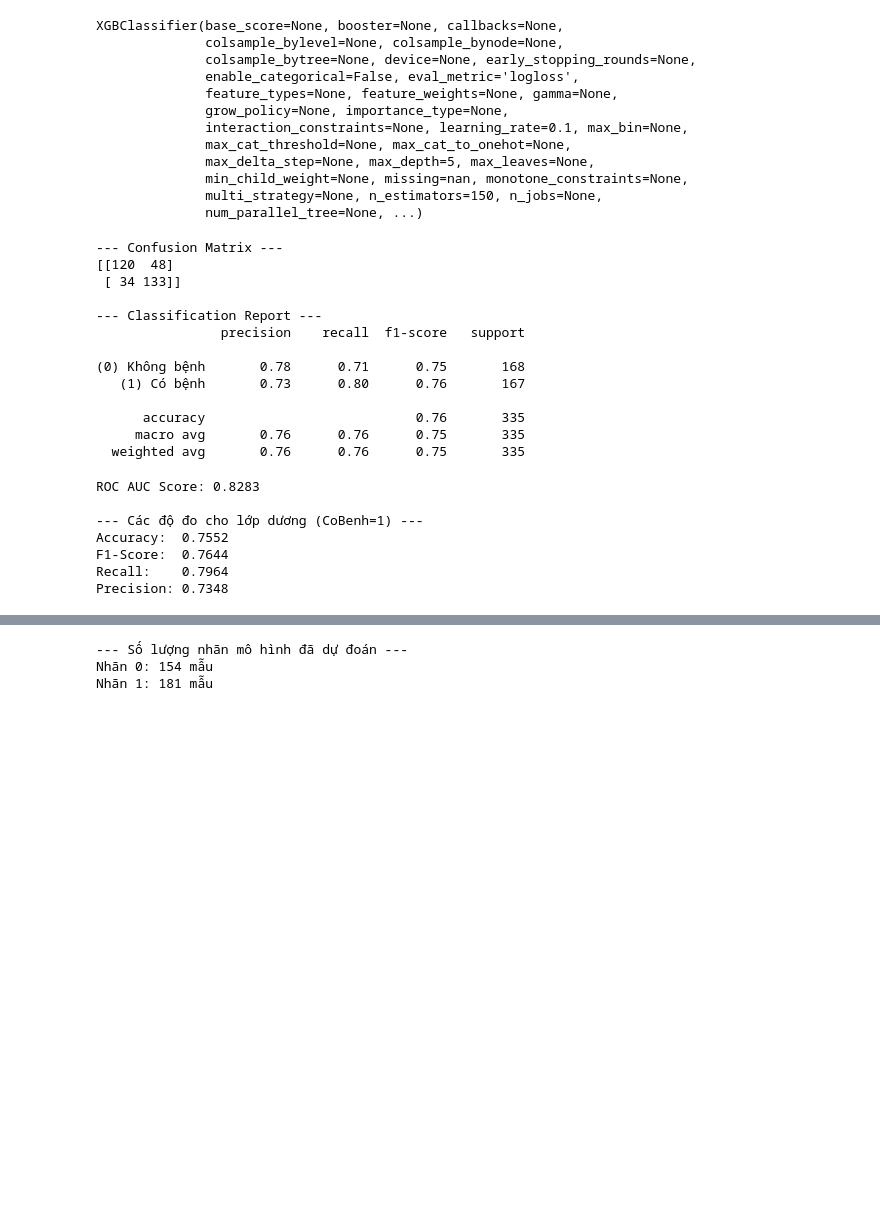
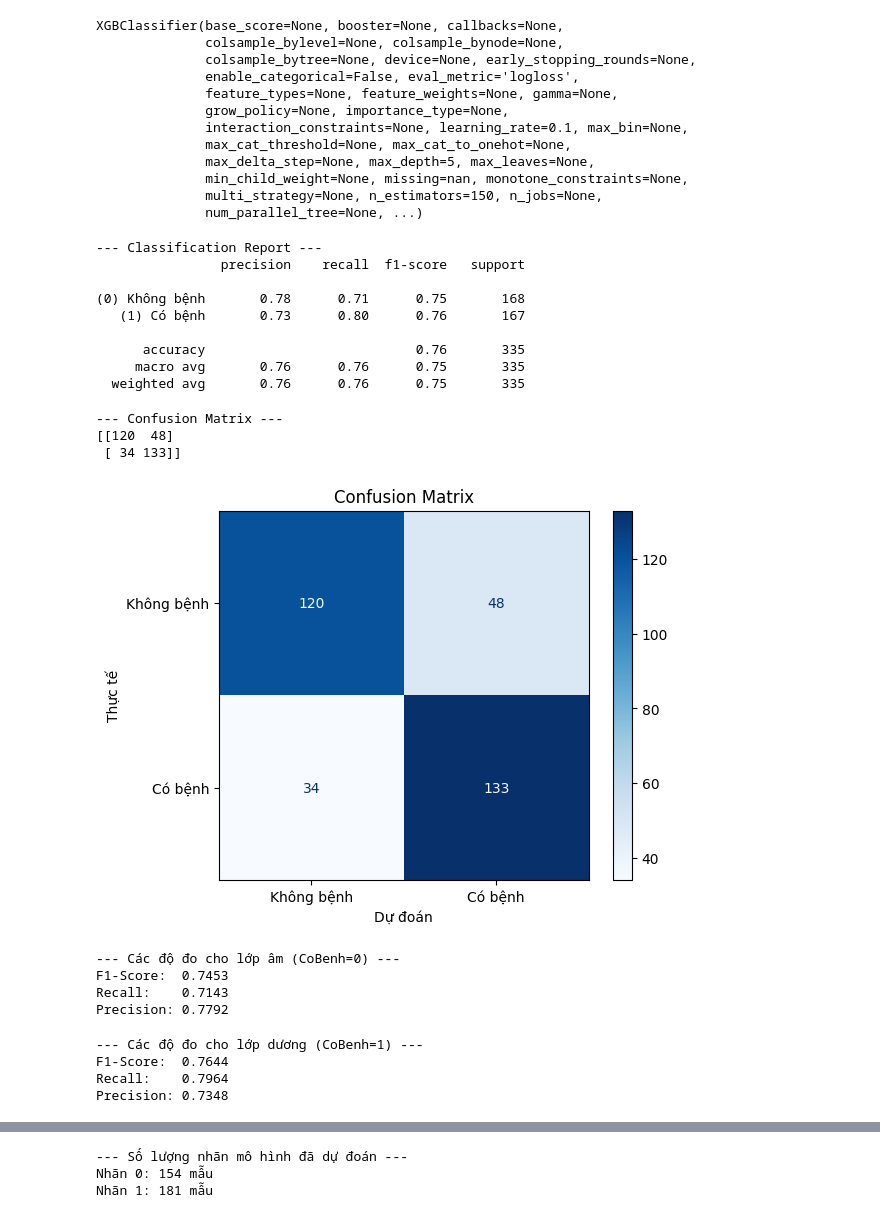
Before and after one commit to HaNhatDoan/XG_Boost_NaMa, a Jupyter notebook: Code_XGBoost/XgBoost_final.ipynb, the cells around one changed output, grey strips where cells are left out. Saved outputs shown, nothing was run; the diff lists cells and outputs as text; code cells hidden in the pictures; blank space fills up the shorter version.

```diff
--- a/Code_XGBoost/XgBoost_final.ipynb
+++ b/Code_XGBoost/XgBoost_final.ipynb
@@ -26,14 +27,6 @@ for col in categorical_cols:
     le = LabelEncoder()
     X_raw[col] = le.fit_transform(X_raw[col])
     le_dict[col] = le
-# %%
-# 2. Label Encoding cho các biến phân loại
-categorical_cols = X_raw.select_dtypes(include='object').columns.tolist()
-le_dict = {}
-for col in categorical_cols:
-    le = LabelEncoder()
-    X_raw[col] = le.fit_transform(X_raw[col])
-    le_dict[col] = le
 # %%
 # 3. SMOTENC
 smote = SMOTE(random_state=42)
@@ -95,16 +88,9 @@ XGBClassifier(base_score=None, booster=None, callbacks=None,
 y_pred = model.predict(X_test)
 y_proba = model.predict_proba(X_test)[:, 1]
 
-print("\n--- Confusion Matrix ---")
-print(confusion_matrix(y_test, y_pred))
-
 print("\n--- Classification Report ---")
 print(classification_report(y_test, y_pred, target_names=["(0) Không bệnh", "(1) Có bệnh"]))
 # %% [output]
---- Confusion Matrix ---
-[[120  48]
- [ 34 133]]
-
 --- Classification Report ---
                 precision    recall  f1-score   support
 
@@ -114,27 +100,52 @@ print(classification_report(y_test, y_pred, target_names=["(0) Không bệnh", "
       accuracy                           0.76       335
      macro avg       0.76      0.76      0.75       335
   weighted avg       0.76      0.76      0.75       335
+# %%
+print("\n--- Confusion Matrix ---")
+cm = confusion_matrix(y_test, y_pred)
+print(cm)
+# %% [output]
+--- Confusion Matrix ---
+[[120  48]
+ [ 34 133]]
+# %%
+display = ConfusionMatrixDisplay(confusion_matrix=cm, display_labels=["Không bệnh", "Có bệnh"])
+display.plot(cmap=plt.cm.Blues)
+plt.title("Confusion Matrix")
+plt.xlabel("Dự đoán")
+plt.ylabel("Thực tế")
+plt.show()
+# %% [output]
+[figure, added]
+# %%
+# Các chỉ số chính cho lớp 'Có bệnh'
+print("\n--- Các độ đo cho lớp âm (CoBenh=0) ---")
+
+f1_0 = f1_score(y_test, y_pred, pos_label=0)
+recall_0 = recall_score(y_test, y_pred, pos_label=0)
+precision_0 = precision_score(y_test, y_pred, pos_label=0)
+
+print(f"F1-Score:  {f1_0:.4f}")
+print(f"Recall:    {recall_0:.4f}")
+print(f"Precision: {precision_0:.4f}")
+# %% [output]
+--- Các độ đo cho lớp âm (CoBenh=0) ---
+F1-Score:  0.7453
+Recall:    0.7143
+Precision: 0.7792
 # %%
-# ROC AUC
-roc_auc = roc_auc_score(y_test, y_proba)
-print(f"\nROC AUC Score: {roc_auc:.4f}")
 
 # Các chỉ số chính cho lớp 'Có bệnh'
 print("\n--- Các độ đo cho lớp dương (CoBenh=1) ---")
-accuracy = accuracy_score(y_test, y_pred)
-f1 = f1_score(y_test, y_pred, pos_label=1)
-recall = recall_score(y_test, y_pred, pos_label=1)
-precision = precision_score(y_test, y_pred, pos_label=1)
+f1_1 = f1_score(y_test, y_pred, pos_label=1)
+recall_1 = recall_score(y_test, y_pred, pos_label=1)
+precision_1 = precision_score(y_test, y_pred, pos_label=1)
 
-print(f"Accuracy:  {accuracy:.4f}")
-print(f"F1-Score:  {f1:.4f}")
-print(f"Recall:    {recall:.4f}")
-print(f"Precision: {precision:.4f}")
+print(f"F1-Score:  {f1_1:.4f}")
+print(f"Recall:    {recall_1:.4f}")
+print(f"Precision: {precision_1:.4f}")
 # %% [output]
-ROC AUC Score: 0.8283
-
 --- Các độ đo cho lớp dương (CoBenh=1) ---
-Accuracy:  0.7552
 F1-Score:  0.7644
 Recall:    0.7964
 Precision: 0.7348
```
Also changed, not shown: parts of 8 cells of this notebook, 2 other files.
